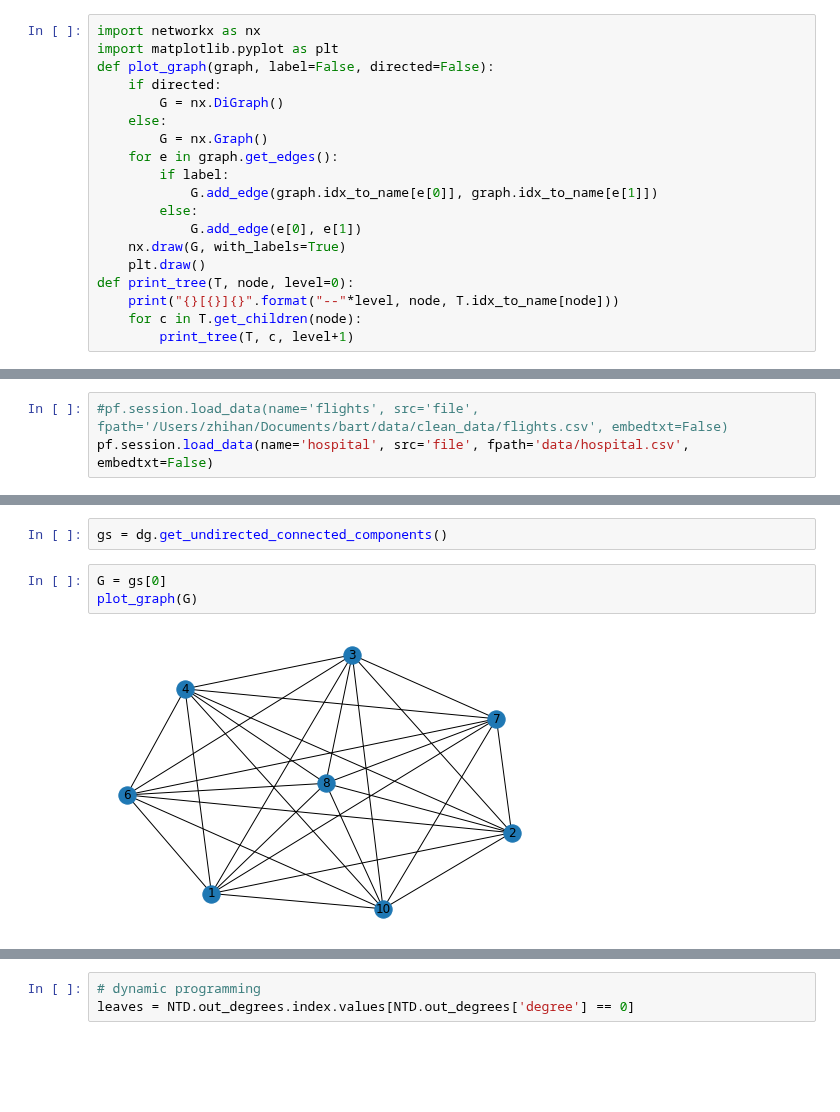
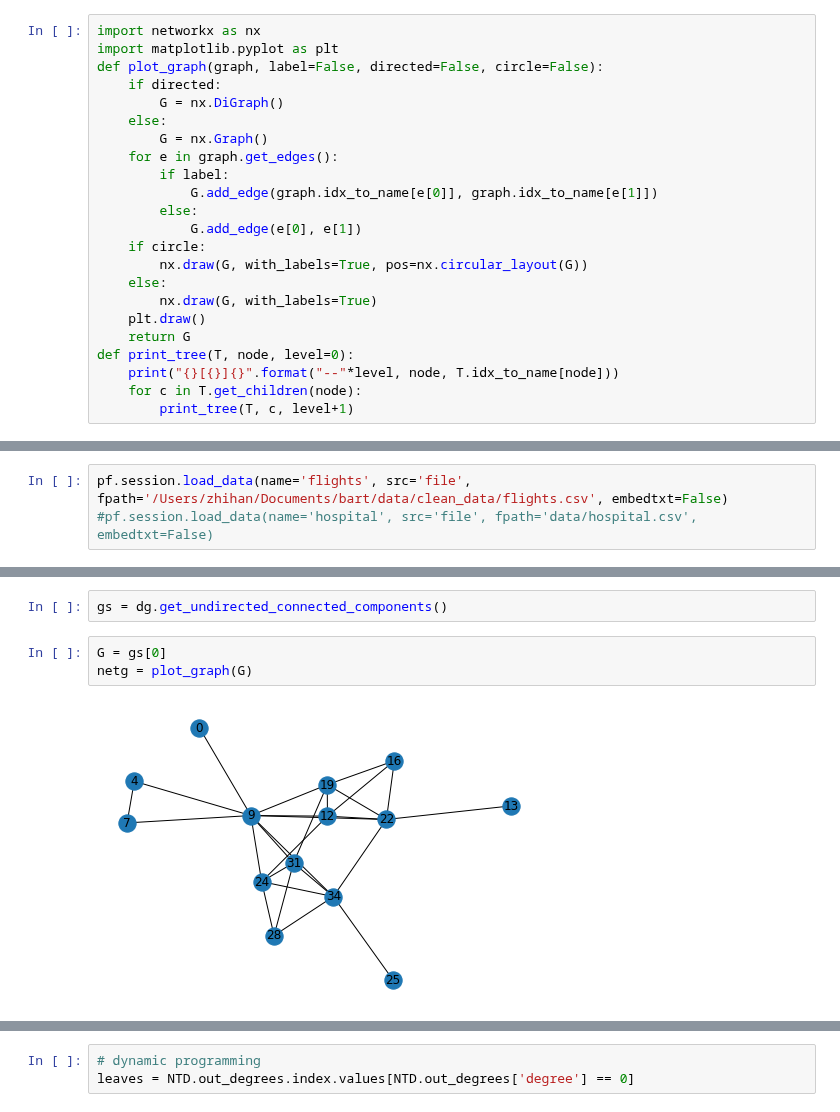
Before and after one commit to sis-ethz/Profiler-Public, a Jupyter notebook: tutorials/Tutorial1_Hospital.ipynb, the cells around one changed output, grey strips where cells are left out. Cells and saved outputs as stored; diff of their text form; blank space fills up the shorter version.

```diff
--- a/tutorials/Tutorial1_Hospital.ipynb
+++ b/tutorials/Tutorial1_Hospital.ipynb
@@ -3,7 +3,7 @@ from profiler.core import *
 # %%
 import networkx as nx
 import matplotlib.pyplot as plt
-def plot_graph(graph, label=False, directed=False):
+def plot_graph(graph, label=False, directed=False, circle=False):
     if directed:
         G = nx.DiGraph()
     else:
@@ -13,8 +13,12 @@ def plot_graph(graph, label=False, directed=False):
             G.add_edge(graph.idx_to_name[e[0]], graph.idx_to_name[e[1]])
         else:
             G.add_edge(e[0], e[1])
-    nx.draw(G, with_labels=True)
+    if circle:
+        nx.draw(G, with_labels=True, pos=nx.circular_layout(G))
+    else:
+        nx.draw(G, with_labels=True)
     plt.draw()
+    return G
 def print_tree(T, node, level=0):
     print("{}[{}]{}".format("--"*level, node, T.idx_to_name[node]))
     for c in T.get_children(node):
@@ -22,6 +26,6 @@ def print_tree(T, node, level=0):
 # %%
 pf = Profiler(workers=2, verbose=False, tol=0.01)
 # %%
-#pf.session.load_data(name='flights', src='file', fpath='/Users/zhihan/Documents/bart/data/clean_data/flights.csv', embedtxt=False)
-pf.session.load_data(name='hospital', src='file', fpath='data/hospital.csv', embedtxt=False)
+pf.session.load_data(name='flights', src='file', fpath='/Users/zhihan/Documents/bart/data/clean_data/flights.csv', embedtxt=False)
+#pf.session.load_data(name='hospital', src='file', fpath='data/hospital.csv', embedtxt=False)
 # %% [output]
@@ -77,6 +75,6 @@ plot_graph(dg)
 gs = dg.get_undirected_connected_components()
 # %%
 G = gs[0]
-plot_graph(G)
+netg = plot_graph(G)
 # %% [output]
-[figure, old version]
+[figure, new version]
```
Also changed, not shown: parts of 21 cells of this notebook, 3 other files.
